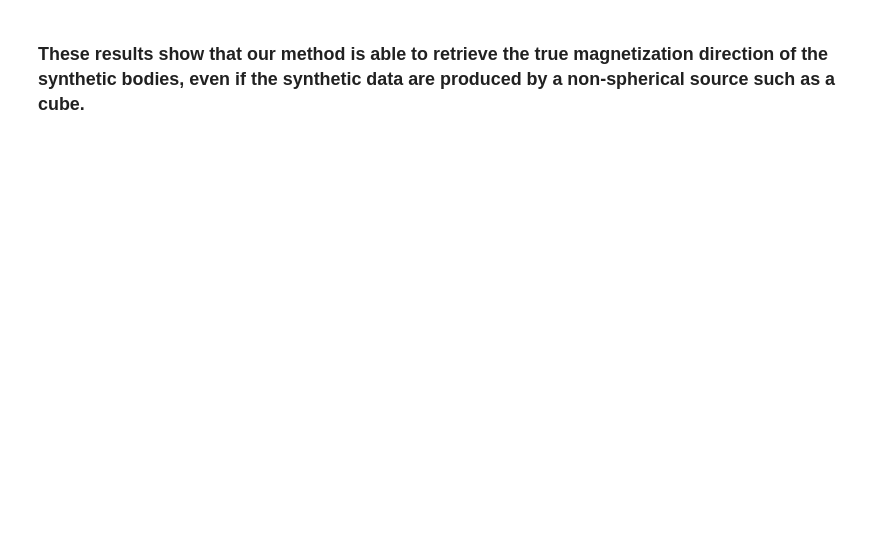
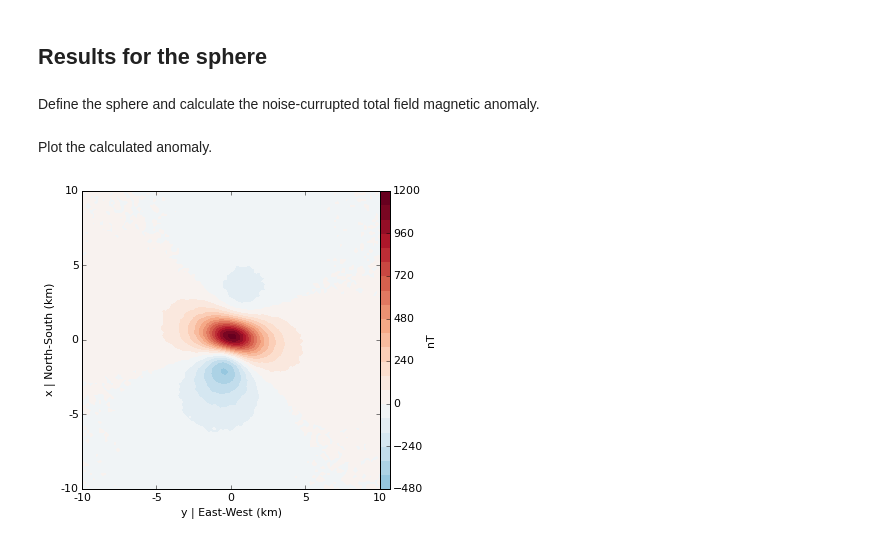
Before and after one commit to pinga-lab/Total-magnetization-of-spherical-bodies, a Jupyter notebook: notebooks/suppl_tests/comparison_sphere_cube/synthetic_tests_sphere_prism.ipynb, the cells around one changed output. Cells and saved outputs as stored; diff of their text form; code cells hidden in the pictures; blank space fills up the shorter version.

```diff
--- a/notebooks/suppl_tests/comparison_sphere_cube/synthetic_tests_sphere_prism.ipynb
+++ b/notebooks/suppl_tests/comparison_sphere_cube/synthetic_tests_sphere_prism.ipynb
@@ -19,10 +24,16 @@ from IPython.display import Image
 # %%
+%matplotlib inline
+import numpy
+import scipy
+from scipy import sparse
+from IPython.display import Image
 from fatiando import mesher, gridder, gravmag
 from fatiando.gravmag import sphere, prism, fourier
 from fatiando.gravmag.euler import Classic, ExpandingWindow
 from fatiando.utils import ang2vec, contaminate
 from fatiando.vis import mpl, myv
 from fatiando.gravmag.magdir import DipoleMagDir
+mpl.rc('font', size=11)
 # %%
 def uncertainty_L1(sigmad, solver):
     '''
@@ -465,2 +173,4 @@ Image(filename='cube-test.png')
-# %% [markdown]
-### These results show that our method is able to retrieve the true magnetization direction of the synthetic bodies, even if the synthetic data are produced by a non-spherical source such as a cube.
+# %% [markdown]
+## Results for the sphere
+# %% [markdown]
+Define the sphere and calculate the noise-currupted total field magnetic anomaly.
@@ -466,0 +182,14 @@ Image(filename='cube-test.png')
+# %% [markdown]
+Plot the calculated anomaly.
+# %%
+mpl.figure(figsize=(6, 5))
+mpl.axis('scaled')
+scale = max(abs(tf.min()), abs(tf.max()))
+mpl.contourf(y, x, tf, shape, 20, vmin=-scale, vmax=scale, cmap=mpl.cm.RdBu_r)
+mpl.colorbar(pad=0, aspect=30).set_label('nT')
+mpl.m2km()
+mpl.xlabel('y | East-West (km)')
+mpl.ylabel('x | North-South (km)')
+mpl.tight_layout()
+# %% [output]
+[figure, added]
```
Also changed, not shown: parts of 55 cells of this notebook, 2 other files.
